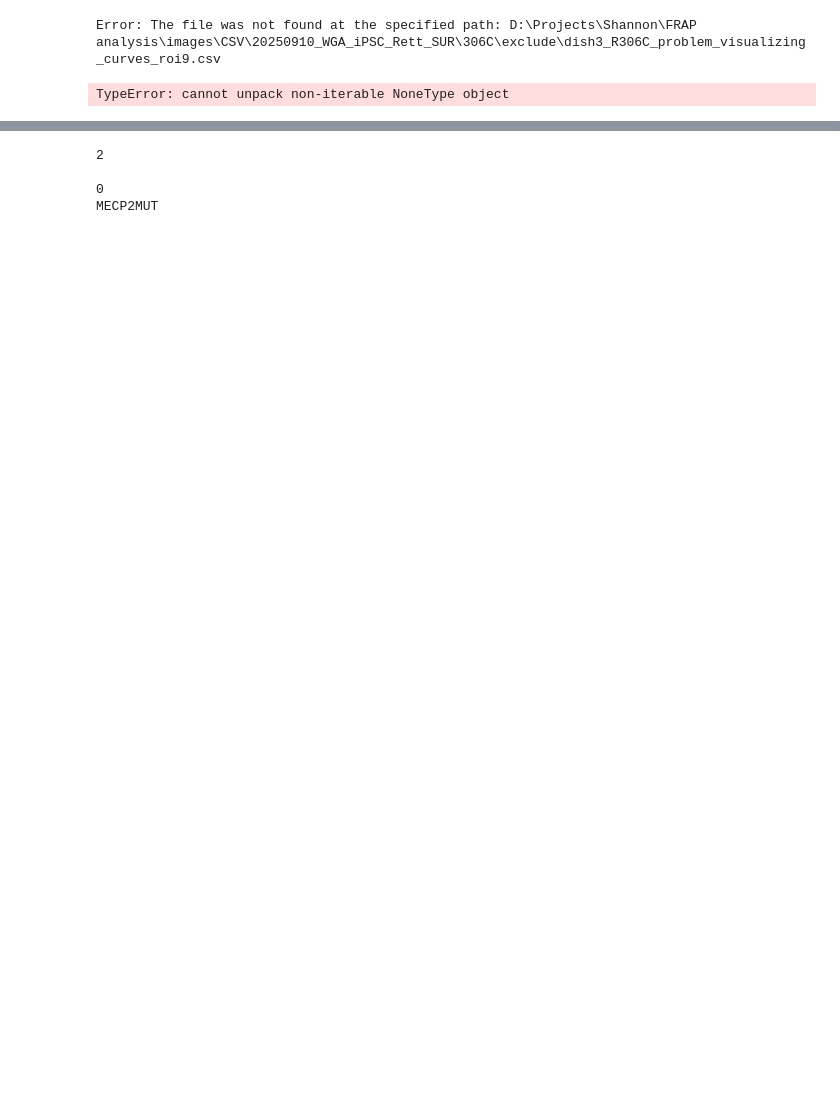
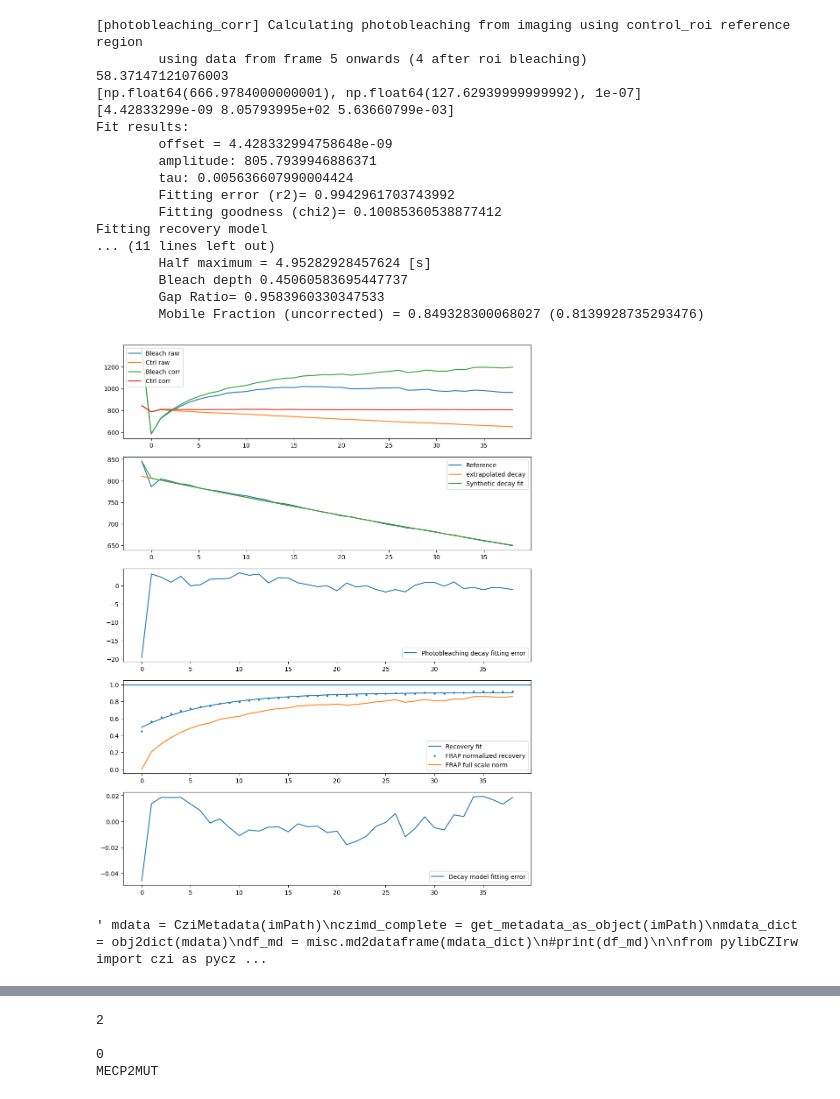
Before and after one commit to amarcosv/FRAP-analysis-younglab, a Jupyter notebook: src/load_test_csv.ipynb, the cells around one changed output, grey strips where cells are left out. Saved outputs shown, nothing was run; the diff lists cells and outputs as text; code cells hidden in the pictures; blank space fills up the shorter version.

```diff
--- a/src/load_test_csv.ipynb
+++ b/src/load_test_csv.ipynb
@@ -21,6 +21,8 @@ imPath = "D:\\Projects\\Shannon\FRAP analysis\\images\\CSV\\20250715_WGA_iPSC_Su
 imPath = "D:\\Projects\\Shannon\\FRAP analysis\\images\\CSV\\20250808_FRAP_2.5D_organoids_WGA_1to2000dil\\dish3_roi12.csv"
 imPath = "D:\\Projects\\Shannon\FRAP analysis\\images\\CSV\\20250910_WGA_iPSC_Rett_SUR\\R306C_NAC\\dish4_R306C_NAC_roi9.csv"
 imPath = "D:\\Projects\\Shannon\FRAP analysis\\images\\CSV\\20250910_WGA_iPSC_Rett_SUR\\306C\\exclude\\dish3_R306C_problem_visualizing_curves_roi9.csv"
+
+imPath = "E:\\Projects\\Shannon\\FRAP analysis\\images\\CSV\\20260116_ANDOR_frap_ale_BRD4live\\CSV\\dish1_BRD4_andor_roi4.csv"
 roiData, frap_experiment,a,b = frap_tools.import_FRAP_data(imPath)
 #roiData,regions, image, frap_experiment = frap_tools.import_FRAP_data(imPath, False)
 roiData, frap_experiment = frap_tools.run_FRAP_analysis(roiData, frap_experiment, 1)
@@ -104,35 +106,52 @@ ax[4].legend(['Decay model fitting error'])
 plt.show()
 
 #fig, ax2 = plt.subplots( figsize=(12, 10))
 
 
 
 """ mdata = CziMetadata(imPath)
 czimd_complete = get_metadata_as_object(imPath)
 mdata_dict = obj2dict(mdata)
 df_md = misc.md2dataframe(mdata_dict)
 #print(df_md)
 
 from pylibCZIrw import czi as pyczi
 
 with pyczi.open_czi(imPath) as czidoc:
     md_xml = czidoc.raw_metadata
     root = ET.fromstring(md_xml)
     #print(md_xml)
 #meta = img.metadata
 print("Parsing metadata")sss
 for child in root:
     print(child.tag, child.attrib)
 #root = meta
 #ome_meta = img.ome_metadata
 #img.data
 for neighbor in root.iter('RegionItem'):
     print(neighbor.attrib)
 
 regions = pd.read_xml(StringIO(md_xml), xpath=".//RegionItem", attrs_only = True, parser="etree")    """
 # %% [output]
-Error: The file was not found at the specified path: D:\Projects\Shannon\FRAP analysis\images\CSV\20250910_WGA_iPSC_Rett_SUR\306C\exclude\dish3_R306C_problem_visualizing_curves_roi9.csv
+[photobleaching_corr] Calculating photobleaching from imaging using control_roi reference region
+        using data from frame 5 onwards (4 after roi bleaching)
+58.37147121076003
+[np.float64(666.9784000000001), np.float64(127.62939999999992), 1e-07]
+[4.42833299e-09 8.05793995e+02 5.63660799e-03]
+Fit results:
+        offset = 4.428332994758648e-09
+        amplitude: 805.7939946886371
+        tau: 0.005636607990004424
+        Fitting error (r2)= 0.9942961703743992
+        Fitting goodness (chi2)= 0.10085360538877412
+Fitting recovery model
+... (11 lines left out)
+        Half maximum = 4.95282928457624 [s]
+        Bleach depth 0.45060583695447737
+        Gap Ratio= 0.9583960330347533
+        Mobile Fraction (uncorrected) = 0.849328300068027 (0.8139928735293476)
+[figure, added]
-TypeError: cannot unpack non-iterable NoneType object
+' mdata = CziMetadata(imPath)\nczimd_complete = get_metadata_as_object(imPath)\nmdata_dict = obj2dict(mdata)\ndf_md = misc.md2dataframe(mdata_dict)\n#print(df_md)\n\nfrom pylibCZIrw import czi as pycz ...
 # %%
 print(frap_experiment['half_max'].item())
 if frap_experiment['recovery_model'].item()==1:
```
Also changed, not shown: parts of 2 cells of this notebook, 5 other files.
